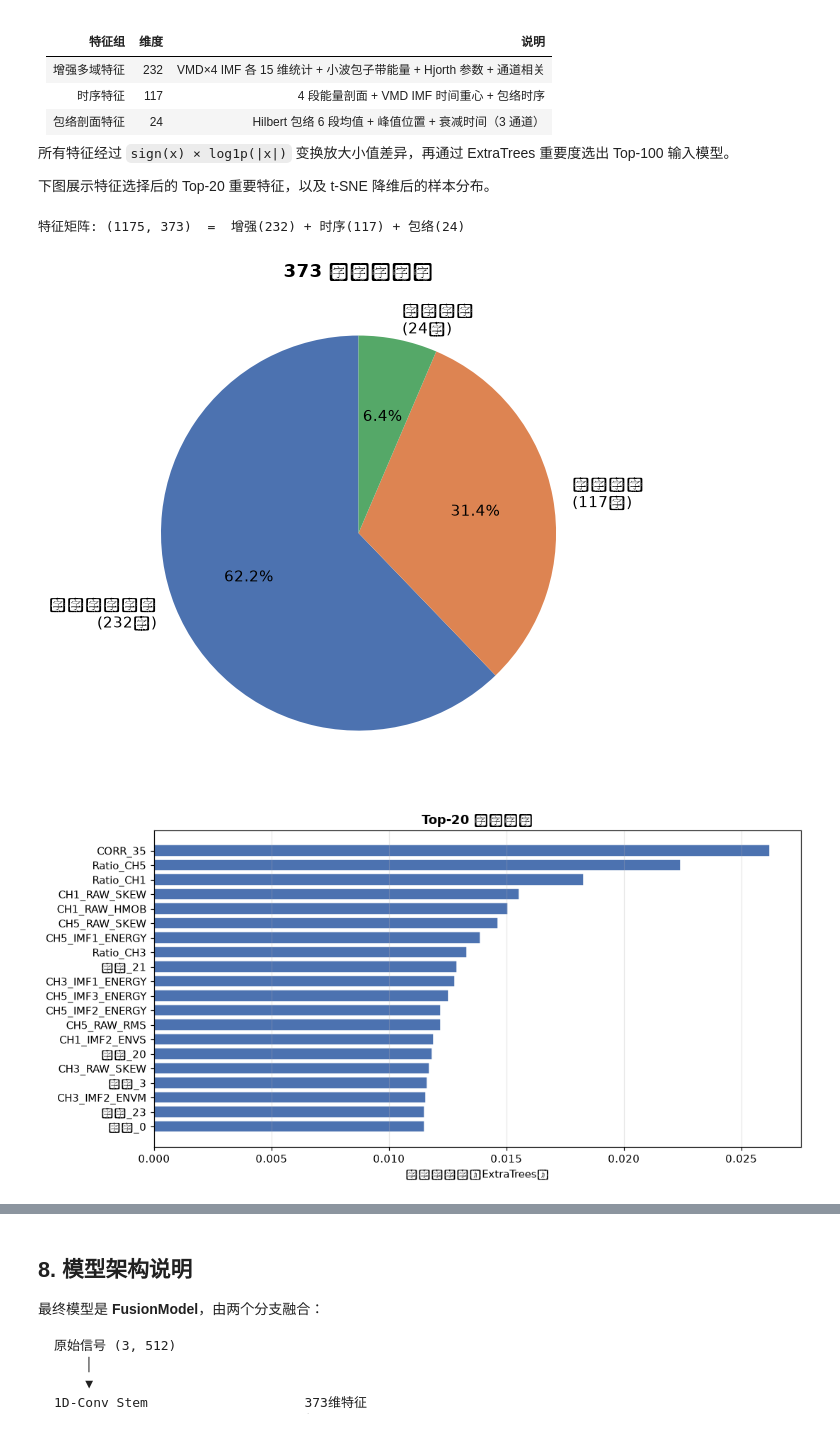
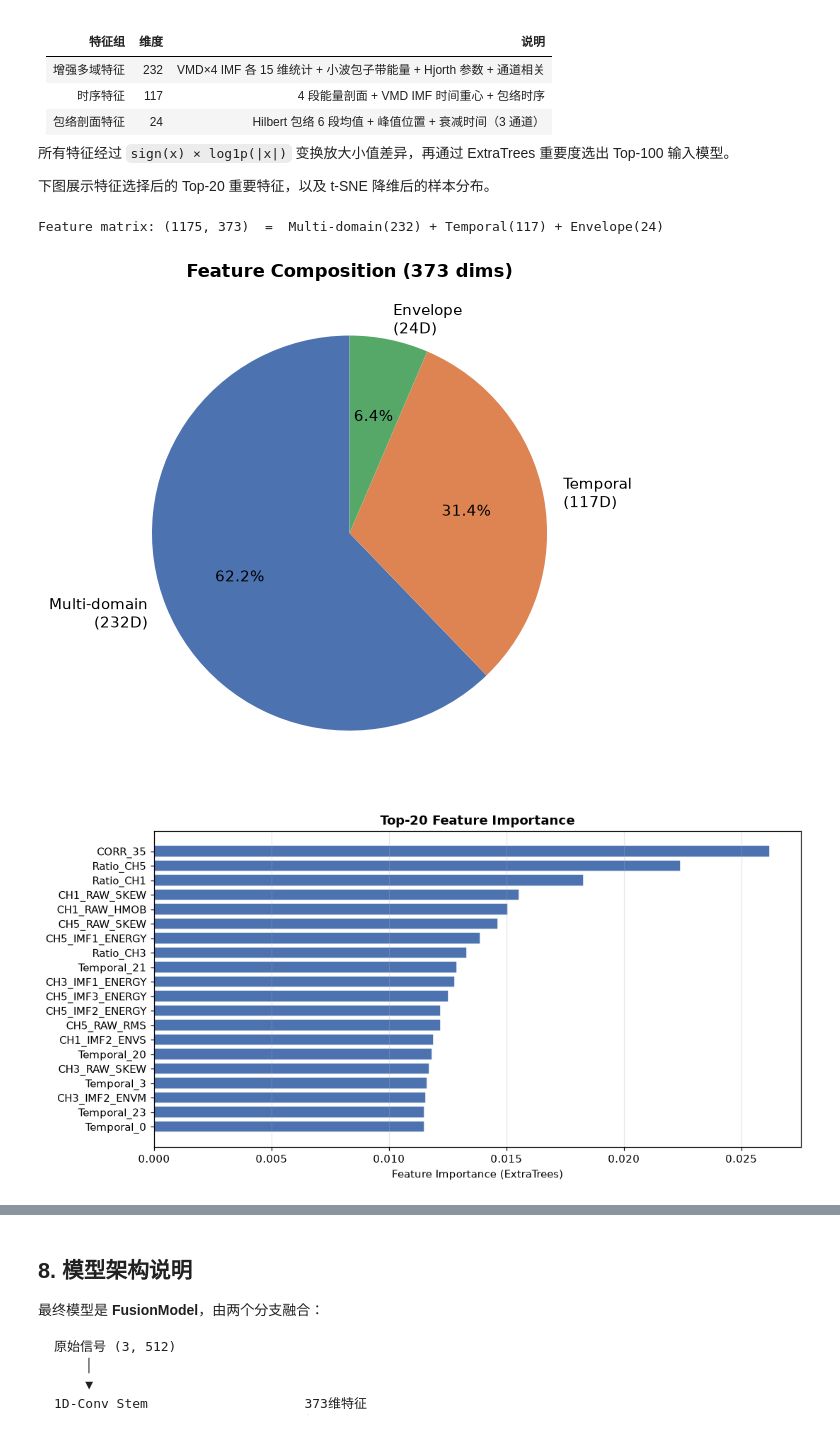
Before and after one commit to LMDHQ-0420/TENG-GestureClassifier, a Jupyter notebook: notebooks/TENG_GestureClassifier.ipynb, the cells around one changed output, grey strips where cells are left out. Drawn from its saved outputs; the diff is of its cells as text; code cells hidden in the pictures.

```diff
--- a/notebooks/TENG_GestureClassifier.ipynb
+++ b/notebooks/TENG_GestureClassifier.ipynb
@@ -385,41 +385,41 @@ plt.close(fig)
 # %%
 from src.model import log_transform
 from src.decompose.features_enhanced import ENHANCED_FEATURE_NAMES
 from sklearn.preprocessing import StandardScaler as SS
 from sklearn.ensemble import ExtraTreesClassifier
 
 X_enh  = pd.read_csv(PROJECT_ROOT/'data/processed/features/enhanced_features.csv')[ENHANCED_FEATURE_NAMES].values[:len(meta)]
 X_temp = np.load(PROJECT_ROOT/'data/processed/features/temporal_features.npy')
 X_env  = np.load(PROJECT_ROOT/'data/processed/features/envelope_features.npy')
 X_all  = np.nan_to_num(np.hstack([X_enh, X_temp, X_env]))
 X      = log_transform(X_all)
 y      = meta['label'].values
 
-print(f'特征矩阵: {X.shape}  =  增强({X_enh.shape[1]}) + 时序({X_temp.shape[1]}) + 包络({X_env.shape[1]})')
+print(f'Feature matrix: {X.shape}  =  Multi-domain({X_enh.shape[1]}) + Temporal({X_temp.shape[1]}) + Envelope({X_env.shape[1]})')
 
 # 特征组构成饼图
 fig, ax = plt.subplots(figsize=(6, 5))
 sizes  = [X_enh.shape[1], X_temp.shape[1], X_env.shape[1]]
-labels = [f'增强多域特征\n({X_enh.shape[1]}维)', f'时序特征\n({X_temp.shape[1]}维)', f'包络剖面\n({X_env.shape[1]}维)']
+labels = [f'Multi-domain\n({X_enh.shape[1]}D)', f'Temporal\n({X_temp.shape[1]}D)', f'Envelope\n({X_env.shape[1]}D)']
 ax.pie(sizes, labels=labels, autopct='%1.1f%%',
        colors=['#4C72B0','#DD8452','#55A868'], startangle=90,
        textprops={'fontsize': 10})
-ax.set_title('373 维特征构成', fontsize=12, fontweight='bold')
+ax.set_title('Feature Composition (373 dims)', fontsize=12, fontweight='bold')
 plt.tight_layout()
 from IPython.display import display as _disp
 _disp(fig)
 plt.close(fig)
 # %% [output]
-特征矩阵: (1175, 373)  =  增强(232) + 时序(117) + 包络(24)
+Feature matrix: (1175, 373)  =  Multi-domain(232) + Temporal(117) + Envelope(24)
-[figure, old version]
+[figure, new version]
 # %%
 # Top-20 特征重要性
 top_idx = joblib.load(PROJECT_ROOT / 'checkpoints/top_feature_idx_tr.pkl')
 X_sel   = X[:, top_idx]
 
 all_names = (list(ENHANCED_FEATURE_NAMES)
-             + [f'时序_{i}' for i in range(X_temp.shape[1])]
-             + [f'包络_{i}' for i in range(X_env.shape[1])])
+             + [f'Temporal_{i}' for i in range(X_temp.shape[1])]
+             + [f'Envelope_{i}' for i in range(X_env.shape[1])])
 
 et = ExtraTreesClassifier(200, random_state=42, n_jobs=-1)
 et.fit(X_sel, y)
@@ -430,8 +430,8 @@ top20_global = top_idx[top20_local]
 fig, ax = plt.subplots(figsize=(10, 5))
 ax.barh([all_names[i] for i in top20_global[::-1]],
         imp[top20_local[::-1]], color='#4C72B0', edgecolor='white')
-ax.set_xlabel('特征重要性（ExtraTrees）')
-ax.set_title('Top-20 重要特征', fontsize=12, fontweight='bold')
+ax.set_xlabel('Feature Importance (ExtraTrees)')
+ax.set_title('Top-20 Feature Importance', fontsize=12, fontweight='bold')
 ax.grid(axis='x', alpha=0.3)
 plt.tight_layout()
 plt.savefig(PROJECT_ROOT / 'checkpoints/feature_importance_top20.png', dpi=120, bbox_inches='tight')
@@ -439,7 +439,7 @@ from IPython.display import display as _disp
 _disp(fig)
 plt.close(fig)
 # %% [output]
-[figure, old version]
+[figure, new version]
 # %%
 # t-SNE 降维可视化
 from sklearn.manifold import TSNE
```
Also changed, not shown: parts of 19 cells of this notebook.
